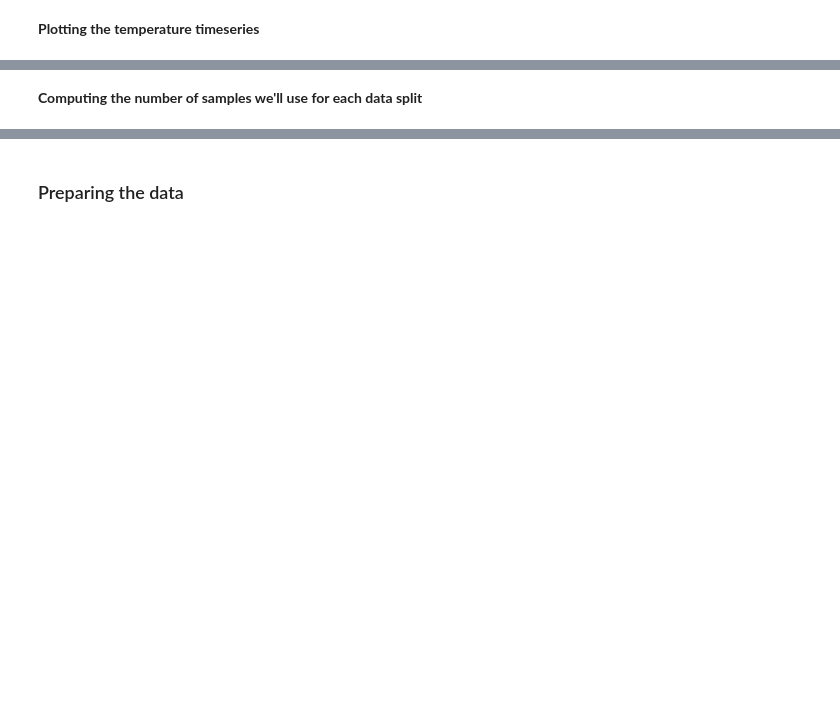
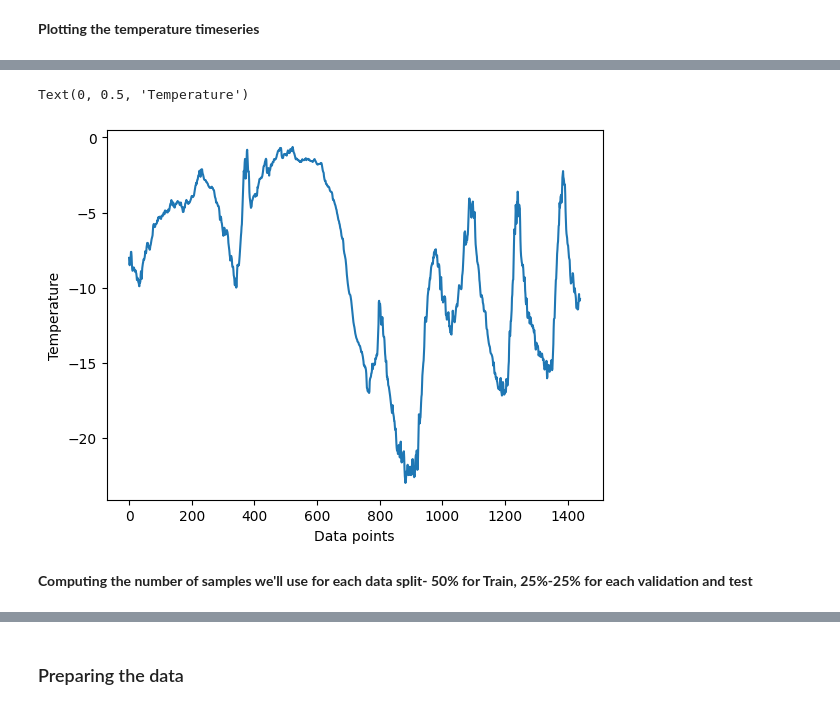
Before and after one commit to Nisha40108/ADVANCED-MACHINE-LEARNING-64061-, a Jupyter notebook: Assignment 3 RNN.ipynb, the cells around one changed output, grey strips where cells are left out. Saved outputs shown, nothing was run; the diff lists cells and outputs as text; code cells hidden in the pictures; blank space fills up the shorter version.

```diff
--- a/Assignment 3 RNN.ipynb
+++ b/Assignment 3 RNN.ipynb
@@ -61,7 +66,12 @@ plt.plot(range(len(temperature)), temperature)
 # %%
 plt.plot(range(1440), temperature[:1440])
+plt.xlabel('Data points')
+plt.ylabel('Temperature')
+# %% [output]
+Text(0, 0.5, 'Temperature')
+[figure, added]
 # %% [markdown]
-**Computing the number of samples we'll use for each data split**
+**Computing the number of samples we'll use for each data split- 50% for Train, 25%-25% for each validation and test**
 # %%
 num_train_samples = int(0.5 * len(raw_data))
 num_val_samples = int(0.25 * len(raw_data))
```
Also changed, not shown: parts of 9 cells of this notebook.
